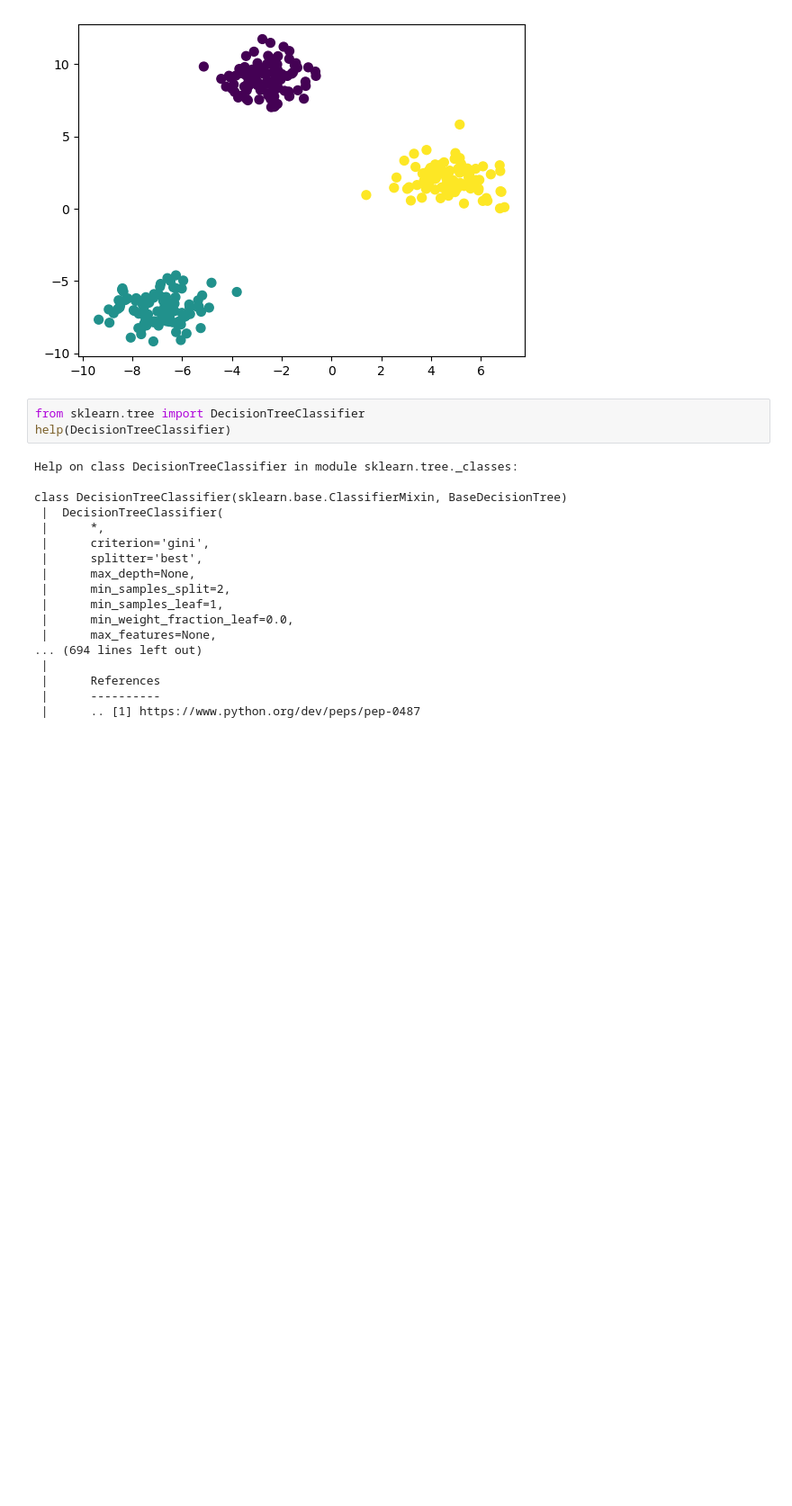
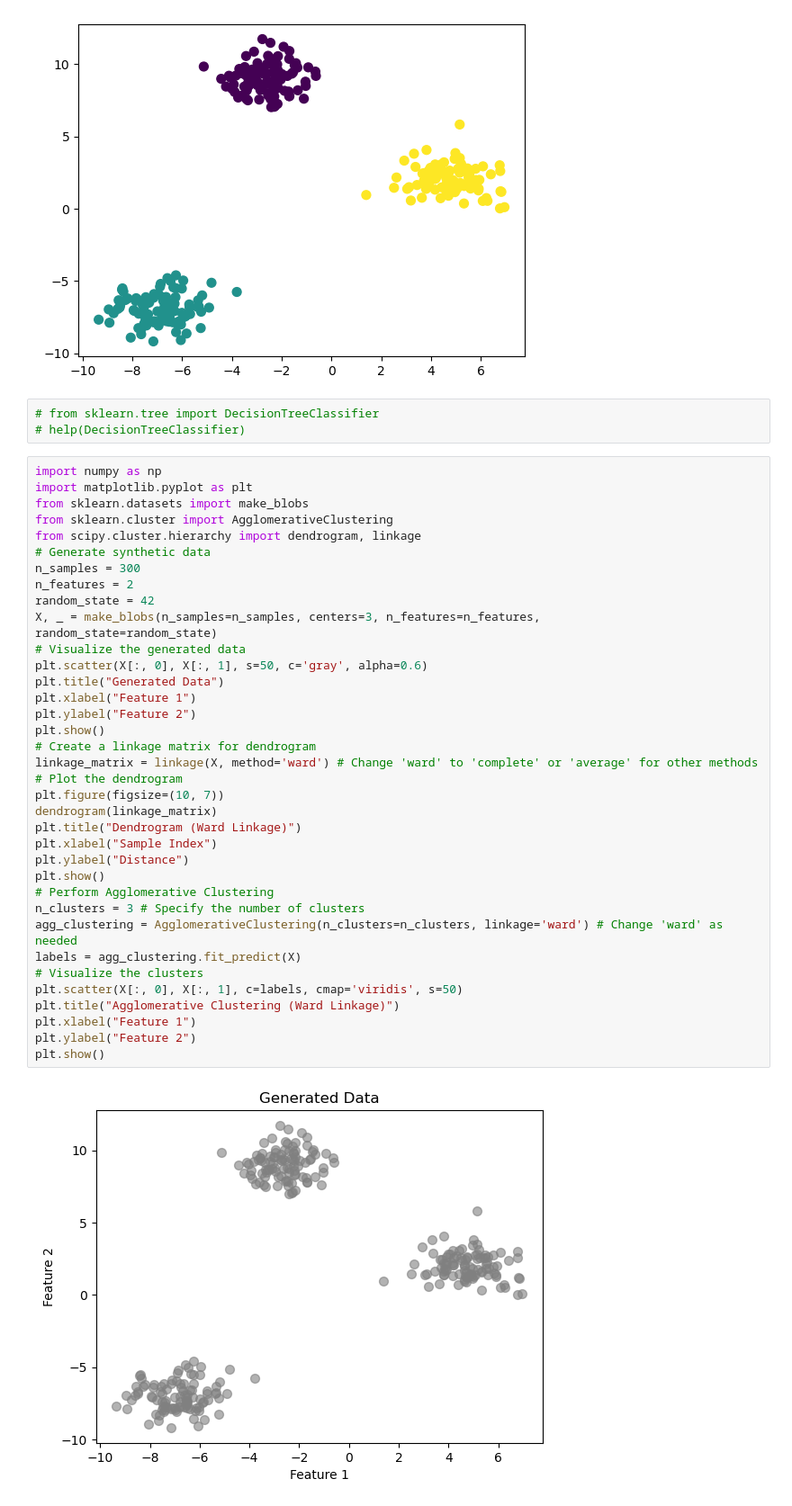
Before and after one commit to pradeepsarampalli/mllab, a Jupyter notebook: ml.ipynb, the cells around one changed output. Shown at 90% size. Saved outputs shown, nothing was run; the diff lists cells and outputs as text; blank space fills up the shorter version.

```diff
--- a/ml.ipynb
+++ b/ml.ipynb
@@ -688,23 +836,44 @@ plt.scatter(X[:, 0], X[:, 1], c=y_kmeans, cmap='viridis', s=50, label="sample")
 <matplotlib.collections.PathCollection at 0x...>
 [figure]
 # %%
-from sklearn.tree import DecisionTreeClassifier
-help(DecisionTreeClassifier)
+# from sklearn.tree import DecisionTreeClassifier
+# help(DecisionTreeClassifier)
-# %% [output]
-Help on class DecisionTreeClassifier in module sklearn.tree._classes:
-
-class DecisionTreeClassifier(sklearn.base.ClassifierMixin, BaseDecisionTree)
- |  DecisionTreeClassifier(
- |      *,
- |      criterion='gini',
- |      splitter='best',
- |      max_depth=None,
- |      min_samples_split=2,
- |      min_samples_leaf=1,
- |      min_weight_fraction_leaf=0.0,
- |      max_features=None,
-... (694 lines left out)
- |
- |      References
- |      ----------
- |      .. [1] https://www.python.org/dev/peps/pep-0487
+# %%
+import numpy as np
+import matplotlib.pyplot as plt
+from sklearn.datasets import make_blobs
+from sklearn.cluster import AgglomerativeClustering
+from scipy.cluster.hierarchy import dendrogram, linkage
+# Generate synthetic data
+n_samples = 300
+n_features = 2
+random_state = 42
+X, _ = make_blobs(n_samples=n_samples, centers=3, n_features=n_features,
+random_state=random_state)
+# Visualize the generated data
+plt.scatter(X[:, 0], X[:, 1], s=50, c='gray', alpha=0.6)
+plt.title("Generated Data")
+plt.xlabel("Feature 1")
+plt.ylabel("Feature 2")
+plt.show()
+# Create a linkage matrix for dendrogram
+linkage_matrix = linkage(X, method='ward') # Change 'ward' to 'complete' or 'average' for other methods
+# Plot the dendrogram
+plt.figure(figsize=(10, 7))
+dendrogram(linkage_matrix)
+plt.title("Dendrogram (Ward Linkage)")
+plt.xlabel("Sample Index")
+plt.ylabel("Distance")
+plt.show()
+# Perform Agglomerative Clustering
+n_clusters = 3 # Specify the number of clusters
+agg_clustering = AgglomerativeClustering(n_clusters=n_clusters, linkage='ward') # Change 'ward' as needed
+labels = agg_clustering.fit_predict(X)
+# Visualize the clusters
+plt.scatter(X[:, 0], X[:, 1], c=labels, cmap='viridis', s=50)
+plt.title("Agglomerative Clustering (Ward Linkage)")
+plt.xlabel("Feature 1")
+plt.ylabel("Feature 2")
+plt.show()
+# %% [output]
+[figure, added]
```
Also changed, not shown: parts of 8 cells of this notebook.
